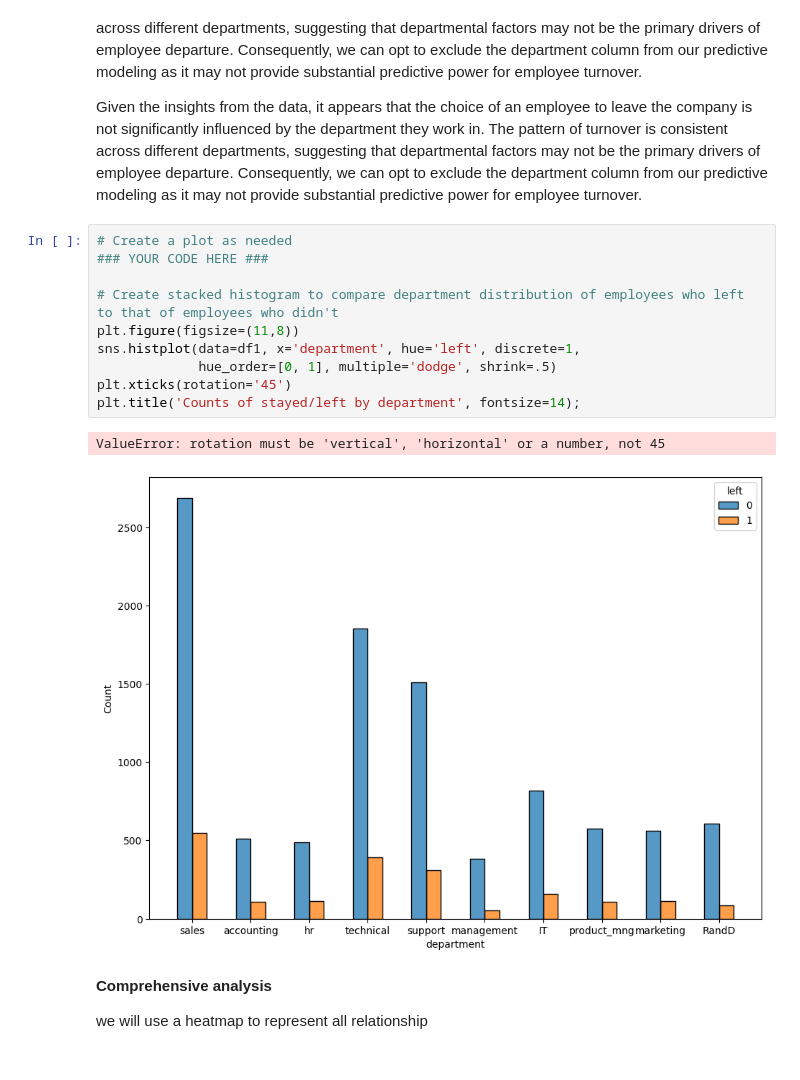
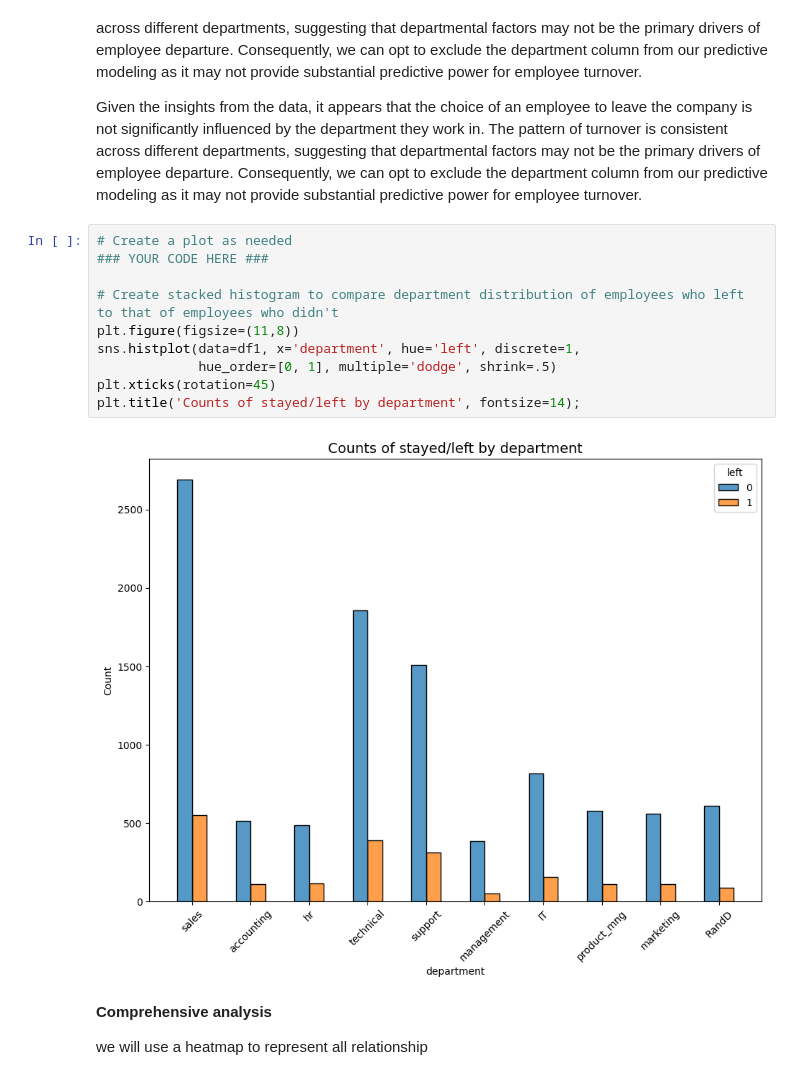
Before and after one commit to aabasimel/Employee-Retention-analysis-Google-Advanced-Data-Analytics-Final-Project, a Jupyter notebook: Salifort_Motors_project.ipynb, the cells around one changed output. Saved outputs shown, nothing was run; the diff lists cells and outputs as text.

```diff
--- a/Salifort_Motors_project.ipynb
+++ b/Salifort_Motors_project.ipynb
@@ -609,16 +609,15 @@ Given the insights from the data, it appears that the choice of an employee to l
 # %%
 # Create a plot as needed
 ### YOUR CODE HERE ###
 
 # Create stacked histogram to compare department distribution of employees who left to that of employees who didn't
 plt.figure(figsize=(11,8))
 sns.histplot(data=df1, x='department', hue='left', discrete=1,
              hue_order=[0, 1], multiple='dodge', shrink=.5)
-plt.xticks(rotation='45')
+plt.xticks(rotation=45)
 plt.title('Counts of stayed/left by department', fontsize=14);
 # %% [output]
-ValueError: rotation must be 'vertical', 'horizontal' or a number, not 45
-[figure, old version]
+[figure, new version]
 # %% [markdown]
 __Comprehensive analysis__
 
```
Also changed, not shown: parts of 3 cells of this notebook.
